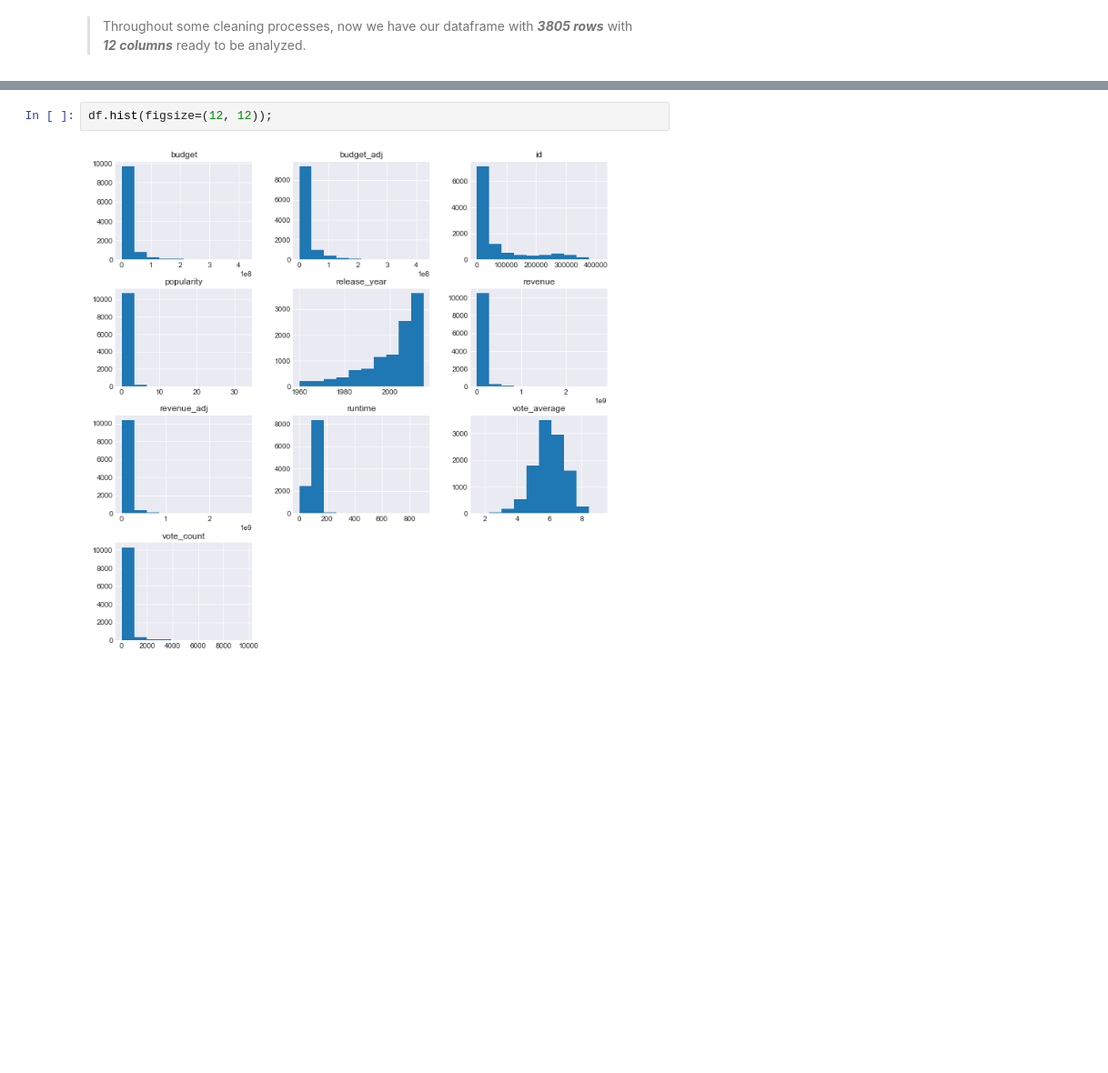
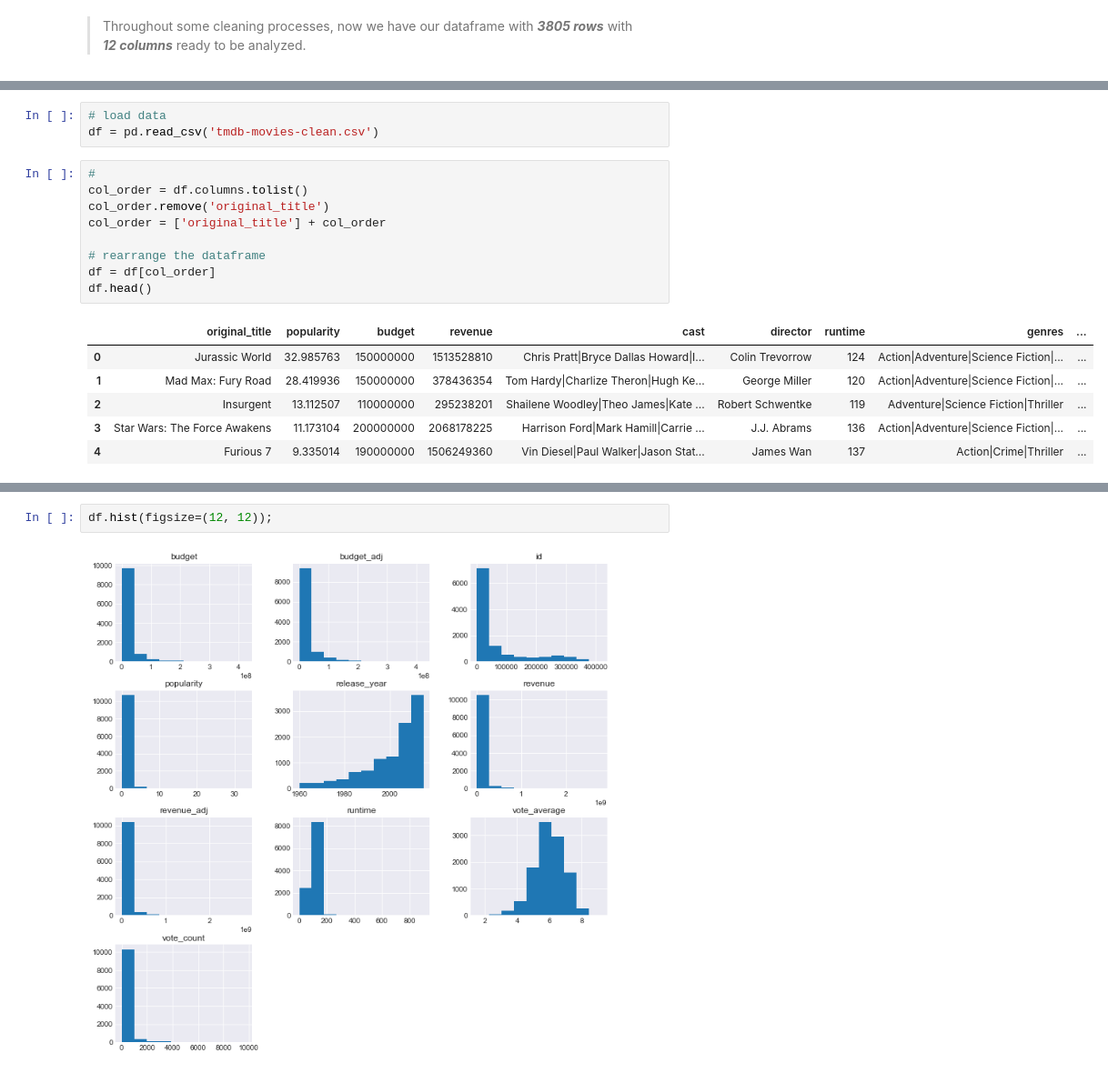
Before and after one commit to Steve-Choi/DAND, a Jupyter notebook: tmdb_project.ipynb, the cells around one changed output, grey strips where cells are left out. Shown: that part at 91% size. Saved outputs shown, nothing was run; the diff lists cells and outputs as text; blank space fills up the shorter version.

```diff
--- a/tmdb_project.ipynb
+++ b/tmdb_project.ipynb
@@ -237,0 +252,19 @@ df.shape
+# %%
+# load data
+df = pd.read_csv('tmdb-movies-clean.csv')
+# %%
+#
+col_order = df.columns.tolist()
+col_order.remove('original_title')
+col_order = ['original_title'] + col_order
+
+# rearrange the dataframe
+df = df[col_order]
+df.head()
+# %% [output]
+|  | original_title | popularity | budget | revenue | cast | director | runtime | genres | ... |
+| 0 | Jurassic World | 32.985763 | 150000000 | 1513528810 | Chris Pratt|Bryce Dallas Howard|I... | Colin Trevorrow | 124 | Action|Adventure|Science Fiction|... | ... |
+| 1 | Mad Max: Fury Road | 28.419936 | 150000000 | 378436354 | Tom Hardy|Charlize Theron|Hugh Ke... | George Miller | 120 | Action|Adventure|Science Fiction|... | ... |
+| 2 | Insurgent | 13.112507 | 110000000 | 295238201 | Shailene Woodley|Theo James|Kate ... | Robert Schwentke | 119 | Adventure|Science Fiction|Thriller | ... |
+| 3 | Star Wars: The Force Awakens | 11.173104 | 200000000 | 2068178225 | Harrison Ford|Mark Hamill|Carrie ... | J.J. Abrams | 136 | Action|Adventure|Science Fiction|... | ... |
+| 4 | Furious 7 | 9.335014 | 190000000 | 1506249360 | Vin Diesel|Paul Walker|Jason Stat... | James Wan | 137 | Action|Crime|Thriller | ... |
```
Also changed, not shown: parts of 11 cells of this notebook, 1 other file.
